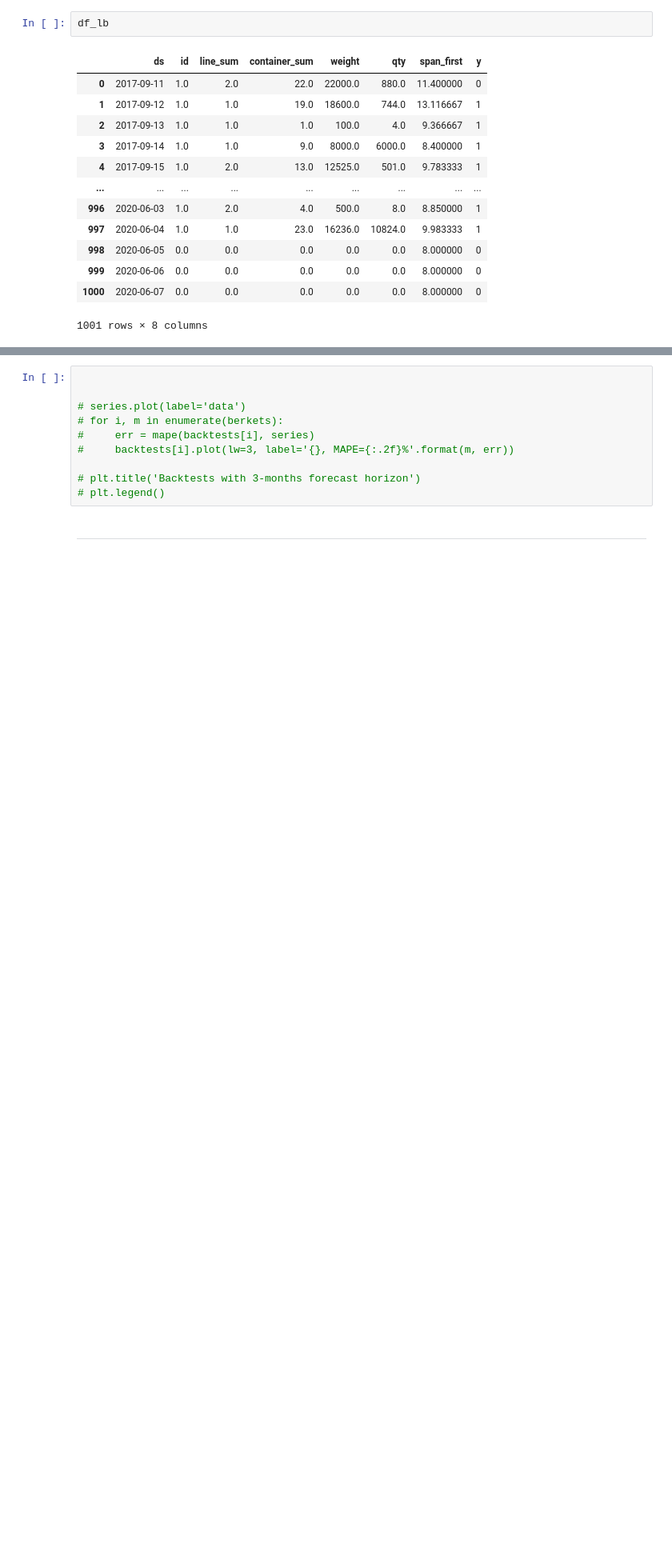
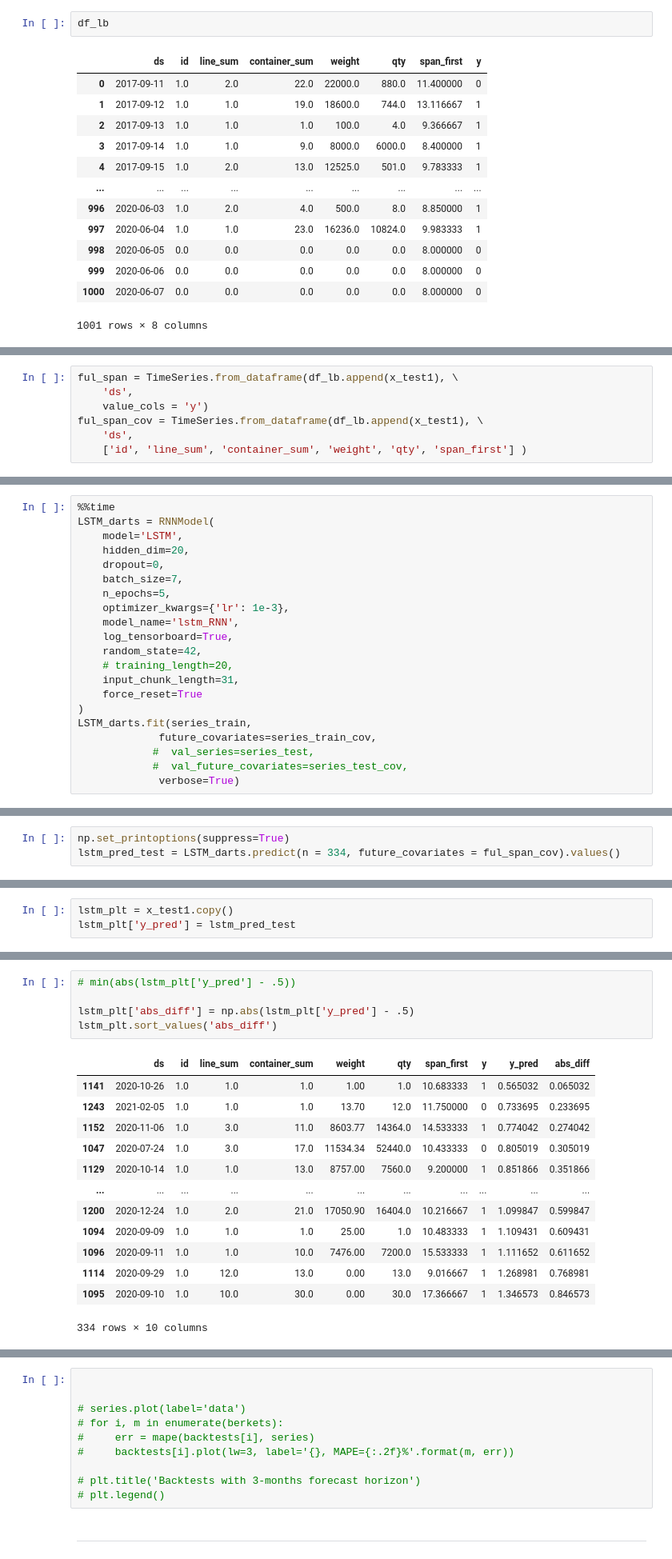
Before and after one commit to fyenne/play3_timeseries, a Jupyter notebook: hpi_out.ipynb, the cells around one changed output, grey strips where cells are left out. Shown at 80% size. Saved outputs shown, nothing was run; the diff lists cells and outputs as text; blank space fills up the shorter version.

```diff
--- a/hpi_out.ipynb
+++ b/hpi_out.ipynb
@@ -737,2 +675,9 @@ series_test = TimeSeries.from_dataframe(x_test1, 'ds', 'y')
+# %%
+ful_span = TimeSeries.from_dataframe(df_lb.append(x_test1), \
+    'ds',
+    value_cols = 'y')
+ful_span_cov = TimeSeries.from_dataframe(df_lb.append(x_test1), \
+    'ds',
+    ['id', 'line_sum', 'container_sum', 'weight', 'qty', 'span_first'] )
 # %%
 from darts.models import *
@@ -771,0 +756,21 @@ pred_2_values = pred2.pd_dataframe().reset_index()['y']
+# %%
+%%time
+LSTM_darts = RNNModel(
+    model='LSTM',
+    hidden_dim=20,
+    dropout=0,
+    batch_size=7,
+    n_epochs=5,
+    optimizer_kwargs={'lr': 1e-3},
+    model_name='lstm_RNN',
+    log_tensorboard=True,
+    random_state=42,
+    # training_length=20,
+    input_chunk_length=31,
+    force_reset=True
+)
+LSTM_darts.fit(series_train,
+             future_covariates=series_train_cov,
+            #  val_series=series_test,
+            #  val_future_covariates=series_test_cov,
+             verbose=True)
@@ -771,0 +785,3 @@ pred_2_values = pred2.pd_dataframe().reset_index()['y']
+# %%
+np.set_printoptions(suppress=True)
+lstm_pred_test = LSTM_darts.predict(n = 334, future_covariates = ful_span_cov).values()
@@ -771,0 +803,3 @@ pred_2_values = pred2.pd_dataframe().reset_index()['y']
+# %%
+lstm_plt = x_test1.copy()
+lstm_plt['y_pred'] = lstm_pred_test
@@ -772 +820,20 @@ pred_2_values = pred2.pd_dataframe().reset_index()['y']
+# %%
+# min(abs(lstm_plt['y_pred'] - .5))
+
+lstm_plt['abs_diff'] = np.abs(lstm_plt['y_pred'] - .5)
+lstm_plt.sort_values('abs_diff')
+# %% [output]
+|  | ds | id | line_sum | container_sum | weight | qty | span_first | y | y_pred | abs_diff |
+| 1141 | 2020-10-26 | 1.0 | 1.0 | 1.0 | 1.00 | 1.0 | 10.683333 | 1 | 0.565032 | 0.065032 |
+| 1243 | 2021-02-05 | 1.0 | 1.0 | 1.0 | 13.70 | 12.0 | 11.750000 | 0 | 0.733695 | 0.233695 |
+| 1152 | 2020-11-06 | 1.0 | 3.0 | 11.0 | 8603.77 | 14364.0 | 14.533333 | 1 | 0.774042 | 0.274042 |
+| 1047 | 2020-07-24 | 1.0 | 3.0 | 17.0 | 11534.34 | 52440.0 | 10.433333 | 0 | 0.805019 | 0.305019 |
+| 1129 | 2020-10-14 | 1.0 | 1.0 | 13.0 | 8757.00 | 7560.0 | 9.200000 | 1 | 0.851866 | 0.351866 |
+| ... | ... | ... | ... | ... | ... | ... | ... | ... | ... | ... |
+| 1200 | 2020-12-24 | 1.0 | 2.0 | 21.0 | 17050.90 | 16404.0 | 10.216667 | 1 | 1.099847 | 0.599847 |
+| 1094 | 2020-09-09 | 1.0 | 1.0 | 1.0 | 25.00 | 1.0 | 10.483333 | 1 | 1.109431 | 0.609431 |
+| 1096 | 2020-09-11 | 1.0 | 1.0 | 10.0 | 7476.00 | 7200.0 | 15.533333 | 1 | 1.111652 | 0.611652 |
+| 1114 | 2020-09-29 | 1.0 | 12.0 | 13.0 | 0.00 | 13.0 | 9.016667 | 1 | 1.268981 | 0.768981 |
+| 1095 | 2020-09-10 | 1.0 | 10.0 | 30.0 | 0.00 | 30.0 | 17.366667 | 1 | 1.346573 | 0.846573 |
+334 rows × 10 columns
 # %%
```
Also changed, not shown: parts of 65 cells of this notebook.
